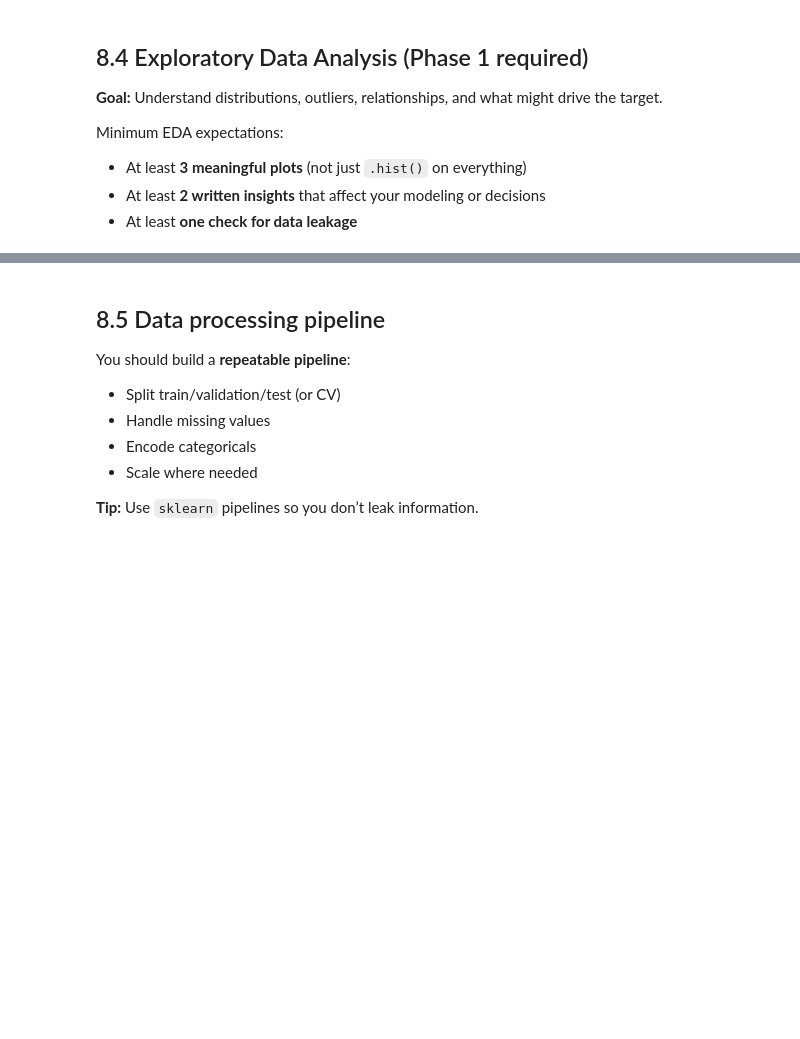
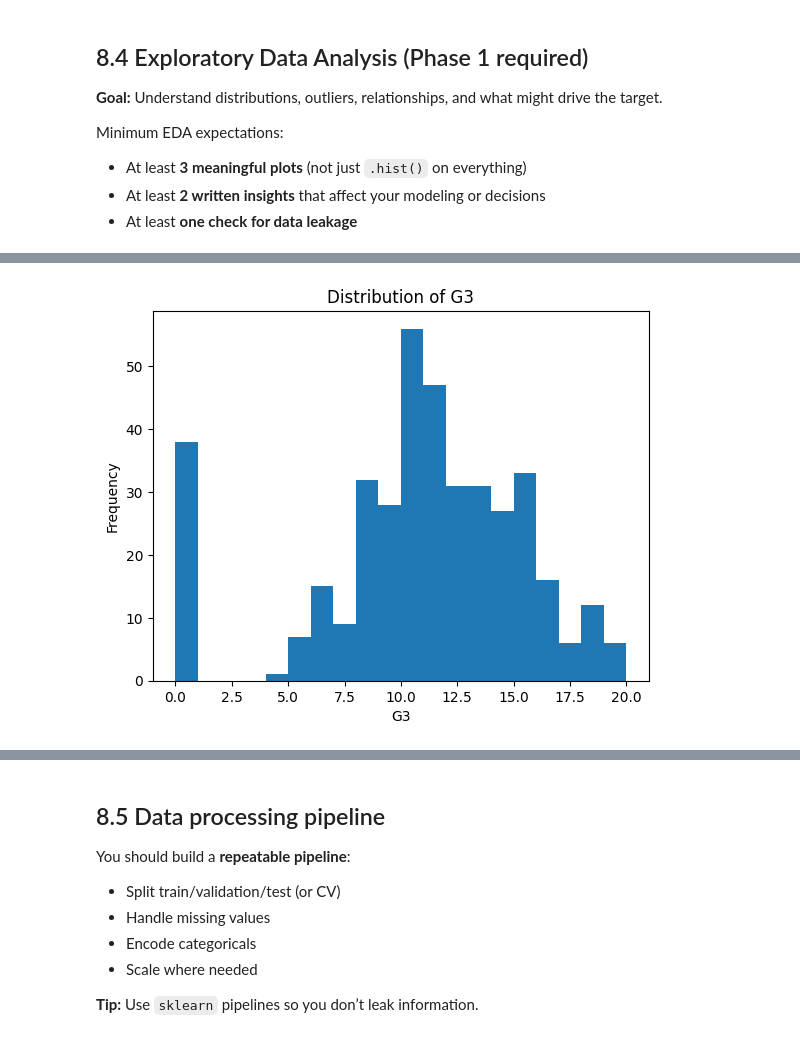
Before and after one commit to aleysha23/502project, a Jupyter notebook: 502project.ipynb, the cells around one changed output, grey strips where cells are left out. Saved outputs shown, nothing was run; the diff lists cells and outputs as text; code cells hidden in the pictures; blank space fills up the shorter version.

```diff
--- a/502project.ipynb
+++ b/502project.ipynb
@@ -280,0 +285,5 @@ df
+# %%
+import pandas as pd
+
+df = pd.read_csv("student-mat.csv", sep=";")
+df.head()
@@ -327,11 +408,16 @@ display(df.describe(include="object").T.head(20))
 # %%
 # TODO: Example plot (customize for your data)
 # Pick ONE variable and plot it well.
-col = None  # e.g., "age"
+import matplotlib.pyplot as plt
+
+col = "G3"
+
 if col is not None:
-    df[col].plot(kind="hist", bins=30)
+    df[col].plot(kind="hist", bins=(20))
     plt.title(f"Distribution of {col}")
     plt.xlabel(col)
     plt.show()
 else:
     print("Set `col` to a numeric column name to generate a plot.")
+# %% [output]
+[figure, added]
```
Also changed, not shown: parts of 32 cells of this notebook.
